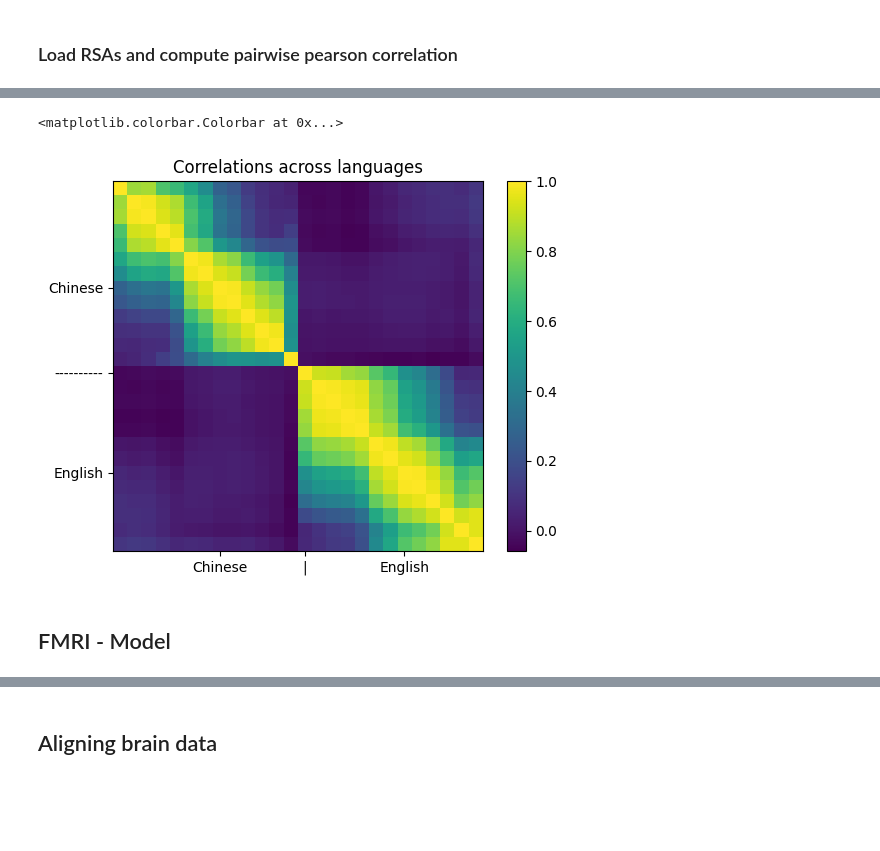
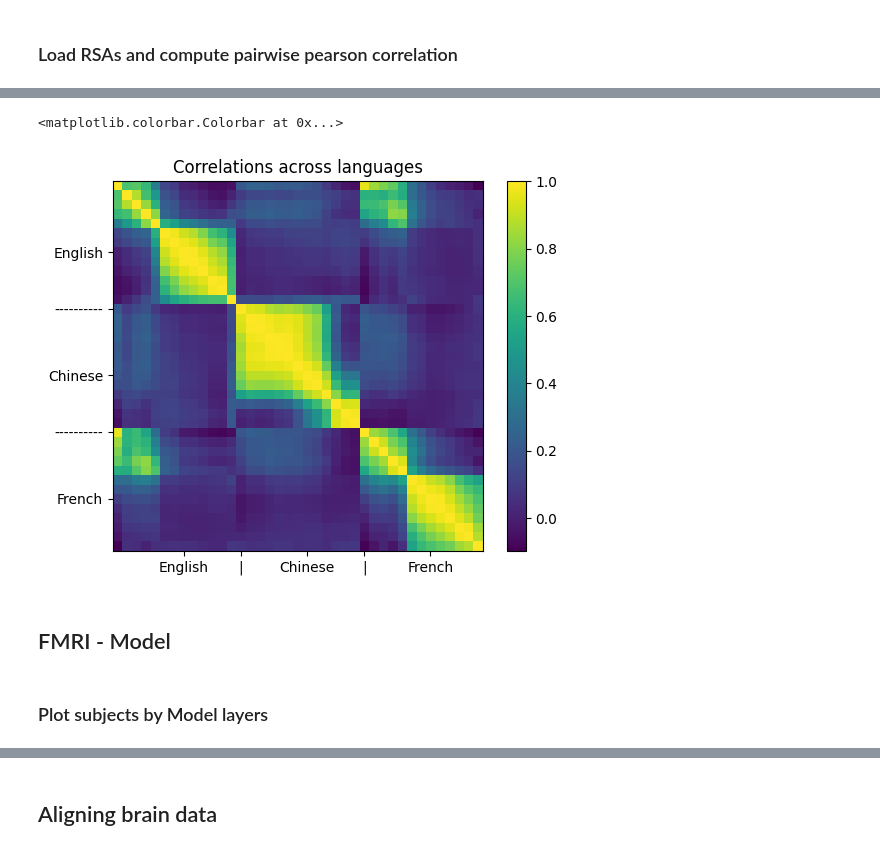
Before and after one commit to DavidFruehbuss/Crosslingual-FMRI-AI-comparison, a Jupyter notebook: Analysis.ipynb, the cells around one changed output, grey strips where cells are left out. Cells and saved outputs as stored; diff of their text form; code cells hidden in the pictures; blank space fills up the shorter version.

```diff
--- a/Analysis.ipynb
+++ b/Analysis.ipynb
@@ -333,9 +341,9 @@ for key, value in RSAs_list.items():
 num_visualize = 3
 
 count = 0
-for key, value in RSAs.items():
-    plt.figure(count)
-    plt.imshow(value)
+fig, ax = plt.subplots(1,num_visualize, figsize=(10,10))
+for i, (key, value) in enumerate(RSAs.items()):
+    ax[i].imshow(value)
     count += 1
     if count == num_visualize: break
 # %% [output]
@@ -387,34 +393,33 @@ plt.colorbar()
 # %% [markdown]
 ### Compute the RSAs for each layer and language if not already available
 # %%
-if precompute = False:
+if precompute == False:
 
     # compute the RSAs for all languages and all layers (first section only)
-    languages = ['EN','CN']
-    RSAs_models = []
+    languages = ['EN','CN', 'FR']
+    RSAs_models = {}
     for lang in languages:
         file_path = f'./text_data/{lang}_hidden_states_chunk_size_2.pickle'
         for layer in range(13):
-            RSA_layer = rsa_function(file_path, 'AI', 140, layer)
-            RSAs_models.append(RSA_layer)
-    RSAs_models = np.array(RSAs_models)
+            key = lang + '_' + str(layer)
+            RSAs_models[key] = rsa_function(file_path, 'AI', layer=layer, interp=True, interp_size=61)
 # %%
-if precompute = False:
+if precompute == False:
 
     RSAs_list = {}
-    for key, value in RSAs.items():
+    for key, value in RSAs_models.items():
         RSAs_list[key] = value.tolist()
 
-    with open("RSAs_Model.json", "w") as f:
+    with open("./RSAs/RSAs_Model.json", "w") as f:
         json.dump(RSAs_list, f)
 # %% [markdown]
 ### Load RSAs and compute pairwise pearson correlation
 # %%
 # load the dictionary from the JSON file
-with open('RSAs_Model.json', 'r') as f:
+with open('./RSAs/RSAs_Model.json', 'r') as f:
     RSAs_list = json.load(f)
 
 # convert the nested lists back to NumPy arrays
-RSAs = {}
+RSAs_models = {}
 for key, value in RSAs_list.items():
-    RSAs[key] = np.array(value)
+    RSAs_models[key] = np.array(value)
@@ -452,12 +470,12 @@ Pearson correlation coefficient between CN 12 and CN 12: 1.0, pvalue: 0.0
 # %%
 plt.figure(42)
 plt.title('Correlations across languages')
-plt.xticks([7, 13, 20], ['Chinese', '|', 'English',])
-plt.yticks([7, 13, 20], ['Chinese', '----------', 'English',])
+plt.xticks([7, 13, 20, 26, 33], ['English', '|', 'Chinese', '|', 'French'])
+plt.yticks([7, 13, 20, 26, 33], ['English', '----------', 'Chinese', '----------', 'French'])
 plt.imshow(Model_Correlations)
 plt.colorbar()
 # %% [output]
 <matplotlib.colorbar.Colorbar at 0x...>
-[figure, old version]
+[figure, new version]
 # %% [markdown]
 ## FMRI - Model
@@ -463,0 +500,2 @@ plt.colorbar()
+# %% [markdown]
+### Plot subjects by Model layers
```
Also changed, not shown: parts of 31 cells of this notebook.
